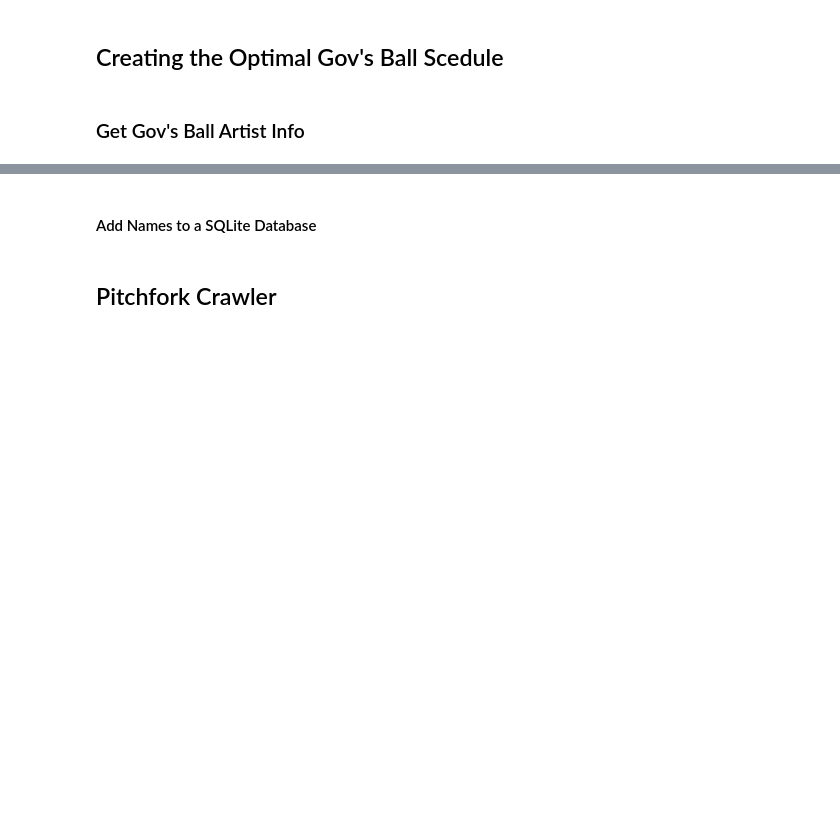
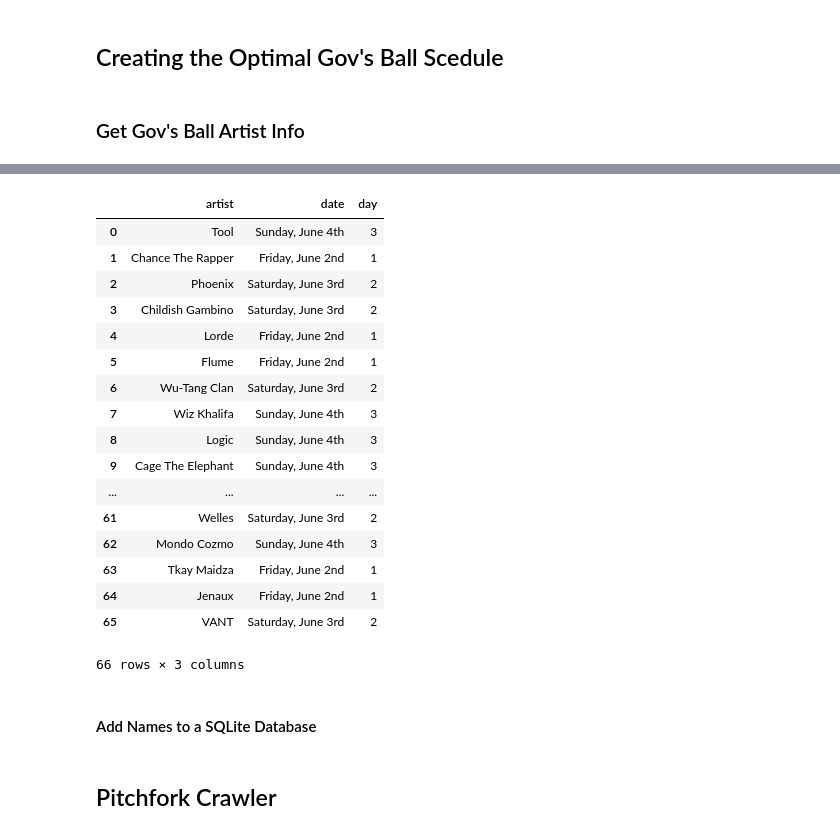
Before and after one commit to timdmulligan/govs_ball_schedule, a Jupyter notebook: crawl_govs_ball.ipynb, the cells around one changed output, grey strips where cells are left out. Cells and saved outputs as stored; diff of their text form; code cells hidden in the pictures; blank space fills up the shorter version.

```diff
--- a/crawl_govs_ball.ipynb
+++ b/crawl_govs_ball.ipynb
@@ -38,3 +40,26 @@ names_df.head()
+# %%
+govs_ball_data["day"] = ((govs_ball_data["date"].str.slice(-5, -4)).astype(int) -1).astype(str)
+govs_ball_data["date"] = govs_ball_data["date"].str.slice(2, -2)
+govs_ball_data
+# %% [output]
+|  | artist | date | day |
+| 0 | Tool | Sunday, June 4th | 3 |
+| 1 | Chance The Rapper | Friday, June 2nd | 1 |
+| 2 | Phoenix | Saturday, June 3rd | 2 |
+| 3 | Childish Gambino | Saturday, June 3rd | 2 |
+| 4 | Lorde | Friday, June 2nd | 1 |
+| 5 | Flume | Friday, June 2nd | 1 |
+| 6 | Wu-Tang Clan | Saturday, June 3rd | 2 |
+| 7 | Wiz Khalifa | Sunday, June 4th | 3 |
+| 8 | Logic | Sunday, June 4th | 3 |
+| 9 | Cage The Elephant | Sunday, June 4th | 3 |
+| ... | ... | ... | ... |
+| 61 | Welles | Saturday, June 3rd | 2 |
+| 62 | Mondo Cozmo | Sunday, June 4th | 3 |
+| 63 | Tkay Maidza | Friday, June 2nd | 1 |
+| 64 | Jenaux | Friday, June 2nd | 1 |
+| 65 | VANT | Saturday, June 3rd | 2 |
+66 rows × 3 columns
 # %% [markdown]
 #### Add Names to a SQLite Database
 # %%
```
Also changed, not shown: parts of 11 cells of this notebook, 1 other file.
